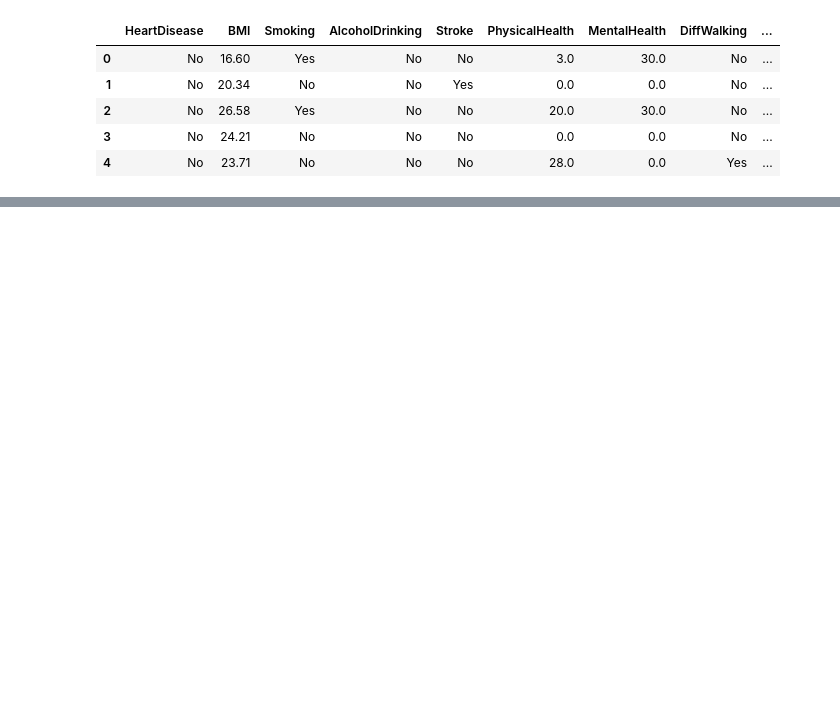
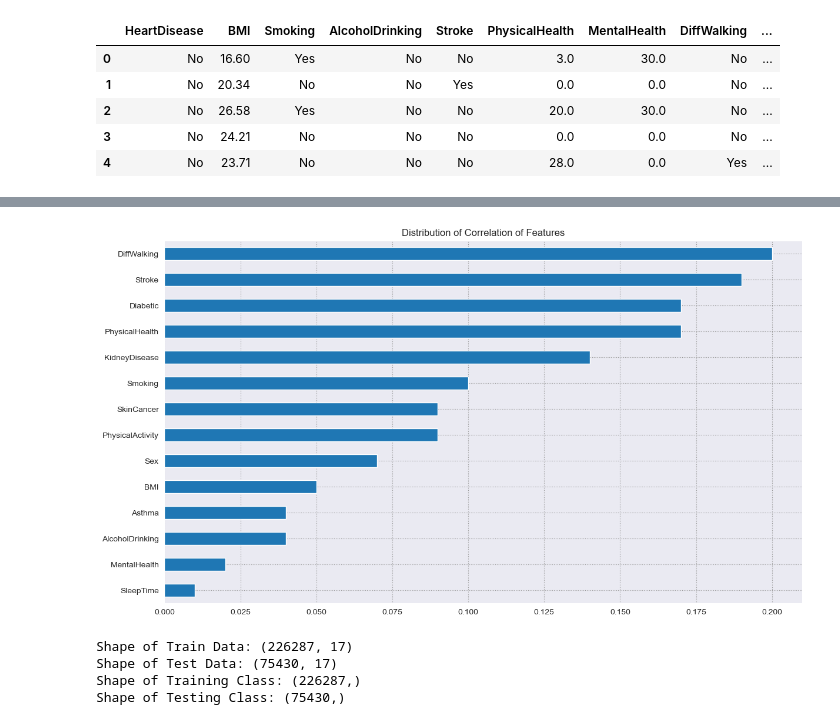
Before and after one commit to hossain-selim/ML-Alpha, a Jupyter notebook: cl-2_project1.ipynb, the cells around one changed output, grey strips where cells are left out. Saved outputs shown, nothing was run; the diff lists cells and outputs as text; code cells hidden in the pictures; blank space fills up the shorter version.

```diff
--- a/cl-2_project1.ipynb
+++ b/cl-2_project1.ipynb
@@ -32,0 +170,22 @@ df.head()
+# %%
+sns.set_style('darkgrid', {'grid.color': '.6', 'grid.linestyle': ':'})
+sns.color_palette('magma', as_cmap=True)
+plt.figure(figsize=(14,8))
+plt.title('Distribution of Correlation of Features')
+abs(corr['HeartDisease']).sort_values()[:-1].plot.barh()
+plt.show()
+# %% [output]
+[figure, added]
+# %%
+# TRAINING & TESTING
+
+X = df.drop('HeartDisease', axis = 1)
+y = df['HeartDisease']
+
+X_train, X_test, y_train, y_test = train_test_split(X, y, shuffle = True, test_size = .25, random_state=42)
+print(f'Shape of Train Data: {X_train.shape}\nShape of Test Data: {X_test.shape}\nShape of Training Class: {y_train.shape}\nShape of Testing Class: {y_test.shape}')
+# %% [output]
+Shape of Train Data: (226287, 17)
+Shape of Test Data: (75430, 17)
+Shape of Training Class: (226287,)
+Shape of Testing Class: (75430,)
```
Also changed, not shown: parts of 31 cells of this notebook, 1 other file.
